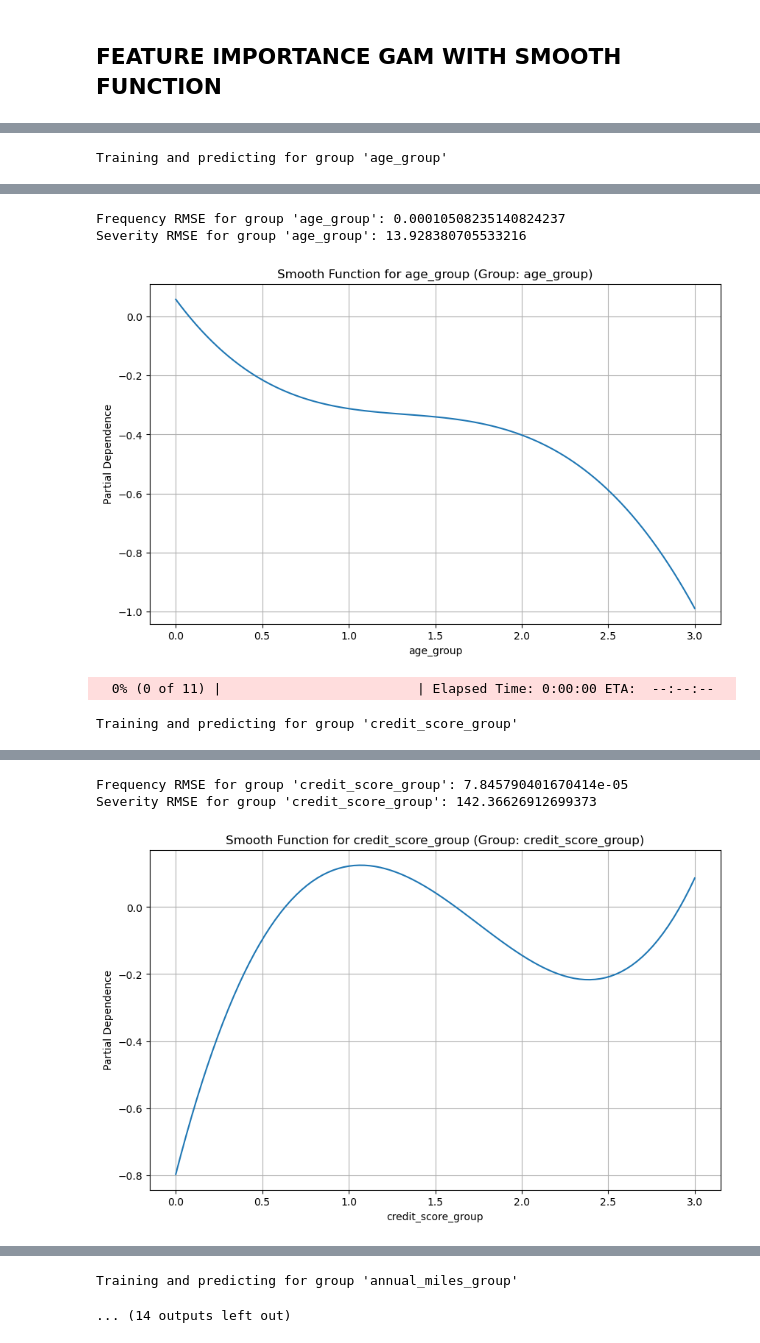
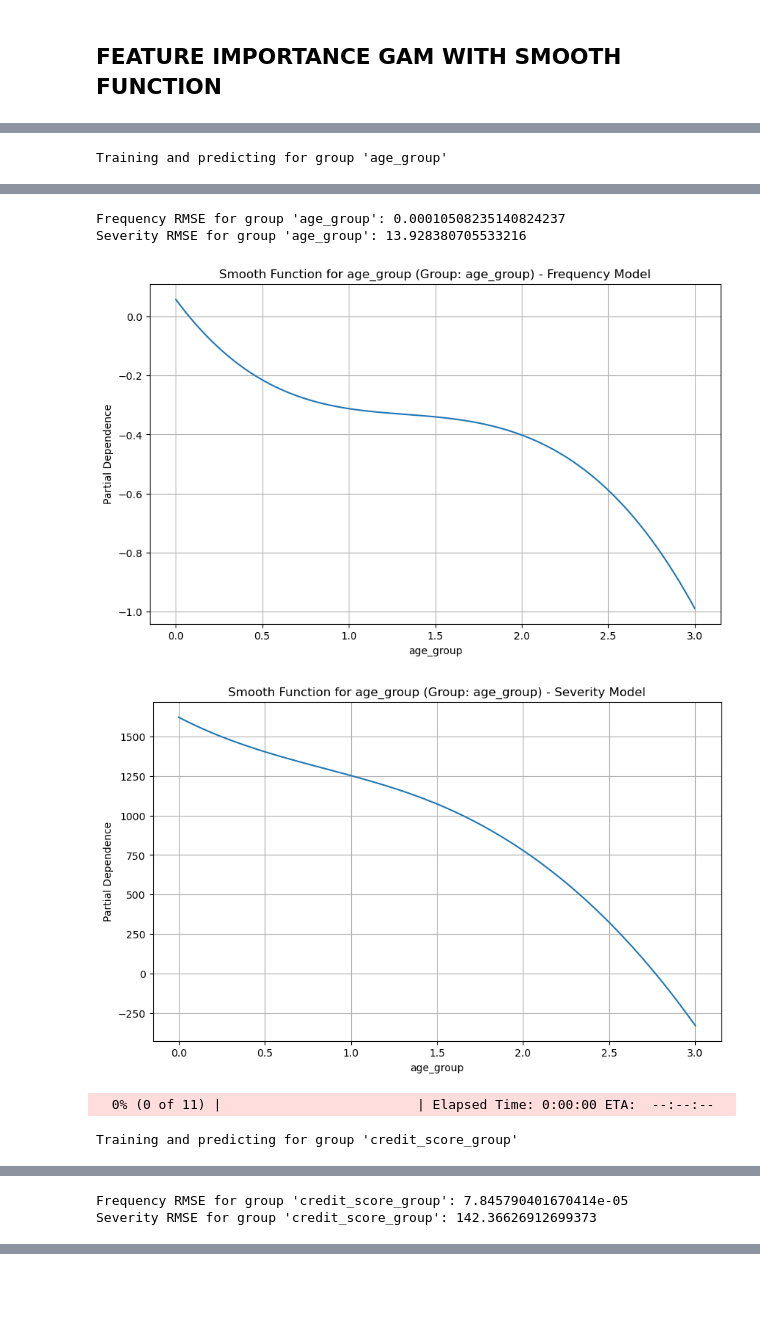
Before and after one commit to joco25/MRP, a Jupyter notebook: _mrp_group_exp1-relative-anti-overfitting.ipynb, the cells around one changed output, grey strips where cells are left out. Drawn from its saved outputs; the diff is of its cells as text; code cells hidden in the pictures; blank space fills up the shorter version.

```diff
--- a/_mrp_group_exp1-relative-anti-overfitting.ipynb
+++ b/_mrp_group_exp1-relative-anti-overfitting.ipynb
@@ -1299,10 +1327,9 @@ def train_and_predict_gam_group(df, group_column):
     frequency_rmse = np.sqrt(np.mean((df_group['target_relative_frequency'] - df_group['predicted_claims'])**2))
     print(f"Frequency RMSE for group '{group_column}': {frequency_rmse}")
 
-
+    # Fit the LinearGAM model for severity prediction (only if there are non-zero claims)
     df_non_zero_claims = df_group[df_group['NB_Claim'] > 0].copy()
     if not df_non_zero_claims.empty:
-        # Prepare features and targets for claim severity
         X_sev = df_non_zero_claims[[group_column]].values
         y_sev = df_non_zero_claims['target_severity'].values
 
@@ -1337,15 +1364,15 @@ def train_and_predict_gam_group(df, group_column):
     results = results[['model', 'group', group_column, 'actual_frequency', 'predicted_frequency', 'actual_severity', 'predicted_severity']]
     results.rename(columns={group_column: 'level'}, inplace=True)
 
-    return results, gam_freq
+    return results, gam_freq, gam_sev
 
 
 # Function to plot the smooth function for a GAM model
-def plot_gam_smooth_function(gam, group_column, group_name):
+def plot_gam_smooth_function(gam, group_column, group_name, model_type='Frequency'):
     XX = gam.generate_X_grid(term=0)
     plt.figure(figsize=(10, 6))
     plt.plot(XX[:, 0], gam.partial_dependence(term=0, X=XX))
-    plt.title(f"Smooth Function for {group_name} (Group: {group_column})")
+    plt.title(f"Smooth Function for {group_name} (Group: {group_column}) - {model_type} Model")
     plt.xlabel(group_column)
     plt.ylabel("Partial Dependence")
     plt.grid(True)
@@ -1361,11 +1388,16 @@ groups_of_interest = ['age_group', 'credit_score_group', 'annual_miles_group', '
 results_list = []
 for group in groups_of_interest:
     print(f"Training and predicting for group '{group}'")
-    results, gam_model = train_and_predict_gam_group(df, group)
+    results, gam_freq, gam_sev = train_and_predict_gam_group(df, group)
     results_list.append(results)
 
-    # Plot the smooth function for each group
-    plot_gam_smooth_function(gam_model, group, group)
+    # Plot the smooth function for frequency model
+    if gam_freq is not None:
+        plot_gam_smooth_function(gam_freq, group, group, model_type='Frequency')
+
+    # Plot the smooth function for severity model (if available)
+    if gam_sev is not None:
+        plot_gam_smooth_function(gam_sev, group, group, model_type='Severity')
 
 # Combine results and save to a CSV file
 final_results = pd.concat(results_list, axis=0)
@@ -1386,8 +1418,9 @@ Training and predicting for group 'age_group'
  90% (10 of 11) |#####################   | Elapsed Time: 0:00:02 ETA:   0:00:00
 100% (11 of 11) |########################| Elapsed Time: 0:00:02 Time:  0:00:02
 Frequency RMSE for group 'age_group': 0.00010508235140824237
 Severity RMSE for group 'age_group': 13.928380705533216
-[figure, old version]
+[figure, new version]
+[figure, new version]
   0% (0 of 11) |                         | Elapsed Time: 0:00:00 ETA:  --:--:--
 Training and predicting for group 'credit_score_group'
   9% (1 of 11) |##                       | Elapsed Time: 0:00:00 ETA:   0:00:01
@@ -1403,4 +1436,3 @@ Training and predicting for group 'credit_score_group'
 100% (11 of 11) |########################| Elapsed Time: 0:00:03 Time:  0:00:03
 Frequency RMSE for group 'credit_score_group': 7.845790401670414e-05
 Severity RMSE for group 'credit_score_group': 142.36626912699373
-[figure, old version]
@@ -1408,2 +1441,0 @@ Severity RMSE for group 'credit_score_group': 142.36626912699373
-Training and predicting for group 'annual_miles_group'
-... (14 outputs left out)
```
Also changed, not shown: parts of 2 cells of this notebook.
